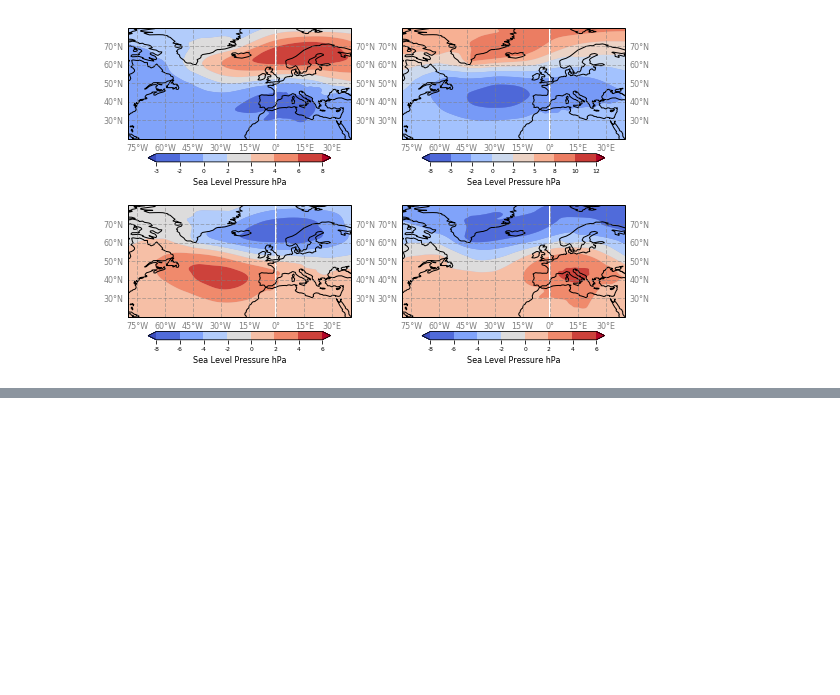
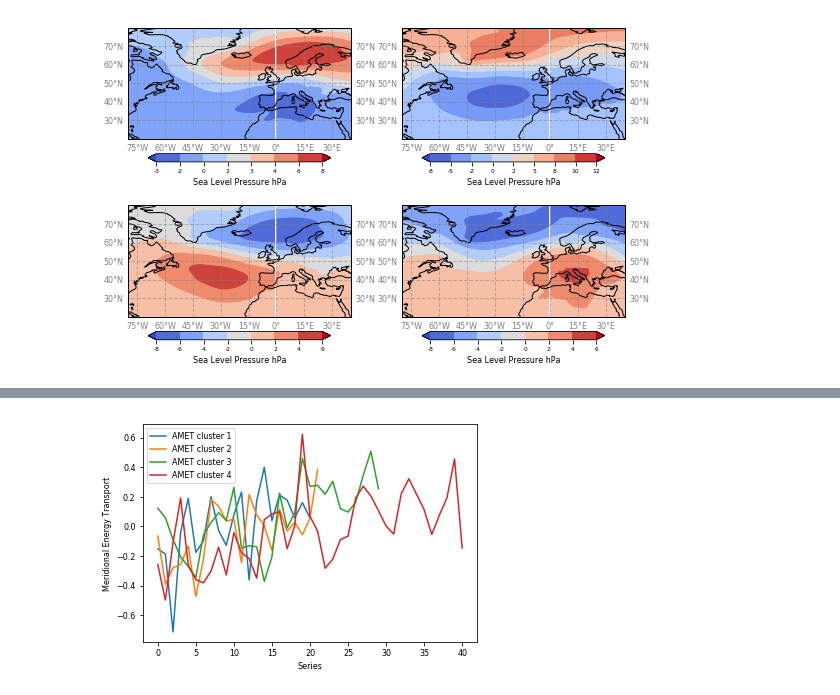
Before and after one commit to geek-yang/AirSeaFlow, a Jupyter notebook: MET_revise/paper_SLP_patterns.ipynb, the cells around one changed output, grey strips where cells are left out. Saved outputs shown, nothing was run; the diff lists cells and outputs as text; code cells hidden in the pictures; blank space fills up the shorter version.

```diff
--- a/MET_revise/paper_SLP_patterns.ipynb
+++ b/MET_revise/paper_SLP_patterns.ipynb
@@ -600,0 +819,86 @@ t-test
+# %%
+    print ('==================  pick-up AMET w.r.t. clustering  ==================')
+    AMET_ERAI_season_series = meta.statistics.operator.seasons(AMET_ERAI,
+                                                               span='JJA', Dim_month=True)
+    stat_AMET_ERAI = meta.statistics.operator(AMET_ERAI_season_series[:])
+    stat_AMET_ERAI.anomaly(Dim_month=False)
+
+    fig = plt.figure(figsize=(6,4))
+    for i in np.arange(4):
+        index_mode = np.where(clust_labels_era==i)
+        plt.plot(np.arange(len(clust_labels_era[clust_labels_era==i])),
+                 stat_AMET_ERAI._anomaly[index_mode],label='AMET cluster {}'.format(i+1))
+        print('AMET cluster {}'.format(i+1))
+        print('mean', np.mean(stat_AMET_ERAI._anomaly[index_mode]))
+        print('std', np.std(stat_AMET_ERAI._anomaly[index_mode]))
+    plt.xlabel("Series",fontsize=8)
+    plt.xticks(np.arange(0,41,5),fontsize=8)
+    plt.ylabel("Meridional Energy Transport",fontsize=8)
+    plt.yticks(fontsize=8)
+    plt.legend(frameon=True, loc=2, prop={'size': 8})
+    props = dict(boxstyle='round', facecolor='white', alpha=0.8)
+    plt.show()
+    fig.savefig(os.path.join(output_path,'ERAI_JJA_Kmean_cluster_AMET.png'),dpi=300)
+    plt.close(fig)
+
+    print ('==================  PDF of AMET w.r.t. clustering  ==================')
+    fig, ax = plt.subplots(ncols=2,nrows=2, figsize=(10,6))
+    for i in np.arange(4):
+        index_mode = np.where(clust_labels_era==i)
+        AMET_select = stat_AMET_ERAI._anomaly[index_mode]
+        # make the probability density sum to be 1
+        weights = np.ones_like(AMET_select)/float(len(AMET_select))
+        # best fit of data
+        #mu, sigma = stats.norm.fit(AMET_select, weights=weights)
+        n, bins, patches = ax.flat[i].hist(AMET_select, bins=20, range=(-1.0,1.0), weights=weights,
+                        facecolor='b', edgecolor='b', alpha=0.75)
+        # add a 'best fit' line
+        #ax.flat[i].plot(bins, yy, 'r', linewidth=2)
+        ax.flat[i].set_xlabel("AMET (PW)")
+        ax.flat[i].set_ylabel("Probability Density")
+    plt.show()
+    fig.savefig(os.path.join(output_path,'ERAI_JJA_Kmean_cluster_AMET_pdf.png'), dpi=300)
+    plt.close(fig)
+    print ('=========  Computes the Kolmogorov-Smirnov statistic on 2 AMET cluster samples ========')
+    # https://en.wikipedia.org/wiki/Kolmogorov%E2%80%93Smirnov_test
+    # https://docs.scipy.org/doc/scipy-0.14.0/reference/generated/scipy.stats.ks_2samp.html
+    # null hypothesis
+    # the samples are drawn from the same distribution
+    for i in np.arange(4):
+            index_mode_1 = np.where(clust_labels_era==i)
+            index_mode_2 = np.where(clust_labels_era!=i)
+            series_1 = stat_AMET_ERAI._anomaly[index_mode_1]
+            series_2 = stat_AMET_ERAI._anomaly[index_mode_2]
+            D, p_value = stats.ks_2samp(series_1, series_2)
+            print ('Kolmogorov-Smirnov statistic')
+            print ('mode {} and the rest'.format(i+1))
+            print ('p-value', p_value)
+    print ('==================  regression of AMET on the SLP w.r.t. clustering ================')
+    # linear regression
+    #ERA-Interim
+    for i in np.arange(4):
+        index_mode = np.where(clust_labels_era==i)
+        SLP_ERAI_mean = np.mean(np.mean(stat_SLP_ERAI._anomaly[:],2),1)
+        slope, _, r_value, p_value, _ = stats.linregress(SLP_ERAI_mean[index_mode],
+                                                         stat_AMET_ERAI._anomaly[index_mode])
+        print ('ERA-Interim cluster {}'.format(i+1))
+        print ('regression coefficient (Pa/PW)')
+        print (slope)
+        print ('correlation coefficient')
+        print (r_value)
+        print ('t-test')
+        print (p_value)
+    print ('==================  regression of AMET on the SLP projection  ==================')
+    # linear regression
+    #ERA-Interim
+    for i in np.arange(4):
+        slope, _, r_value, p_value, _ = stats.linregress(SLP_ERAI_Kmean_proj[i,:],
+                                                         stat_AMET_ERAI._anomaly)
+        print ('ERA-Interim cluster {}'.format(i+1))
+        print ('regression coefficient (Pa/PW)')
+        print (slope)
+        print ('correlation coefficient')
+        print (r_value)
+        print ('t-test')
+        print (p_value)
+# %% [output]
@@ -600,0 +920 @@ t-test
+[figure, added]
```
Also changed, not shown: parts of 15 cells of this notebook.
